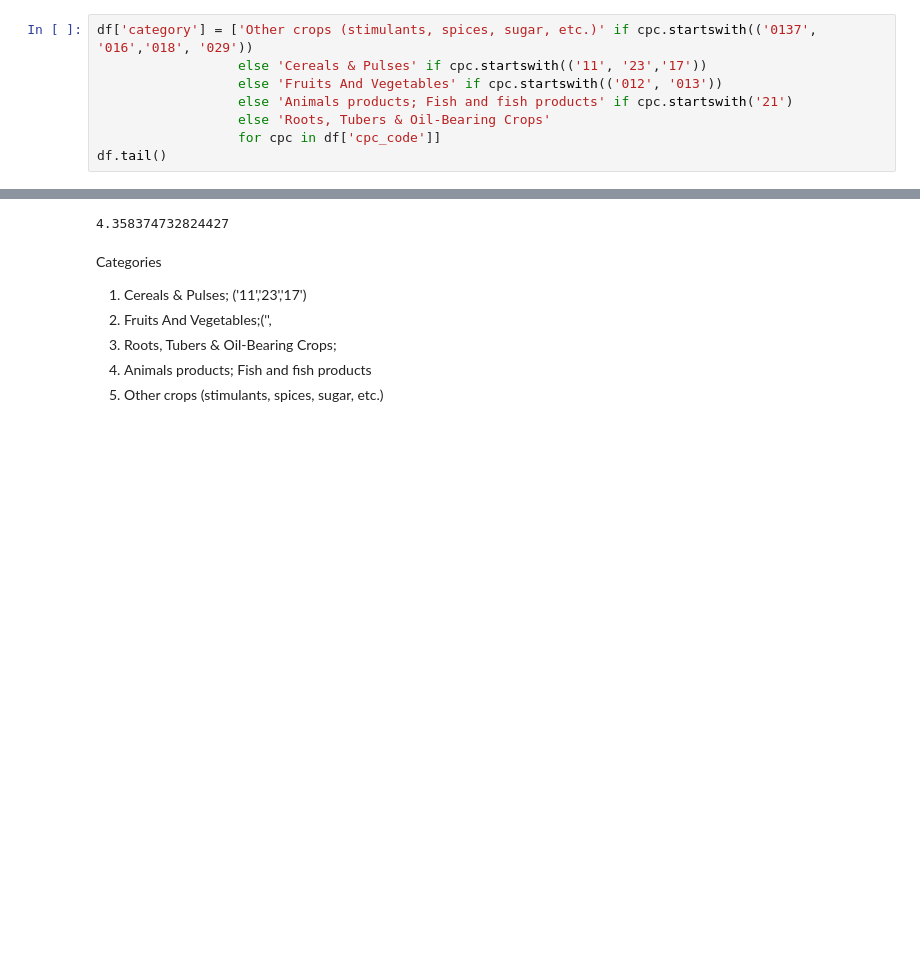
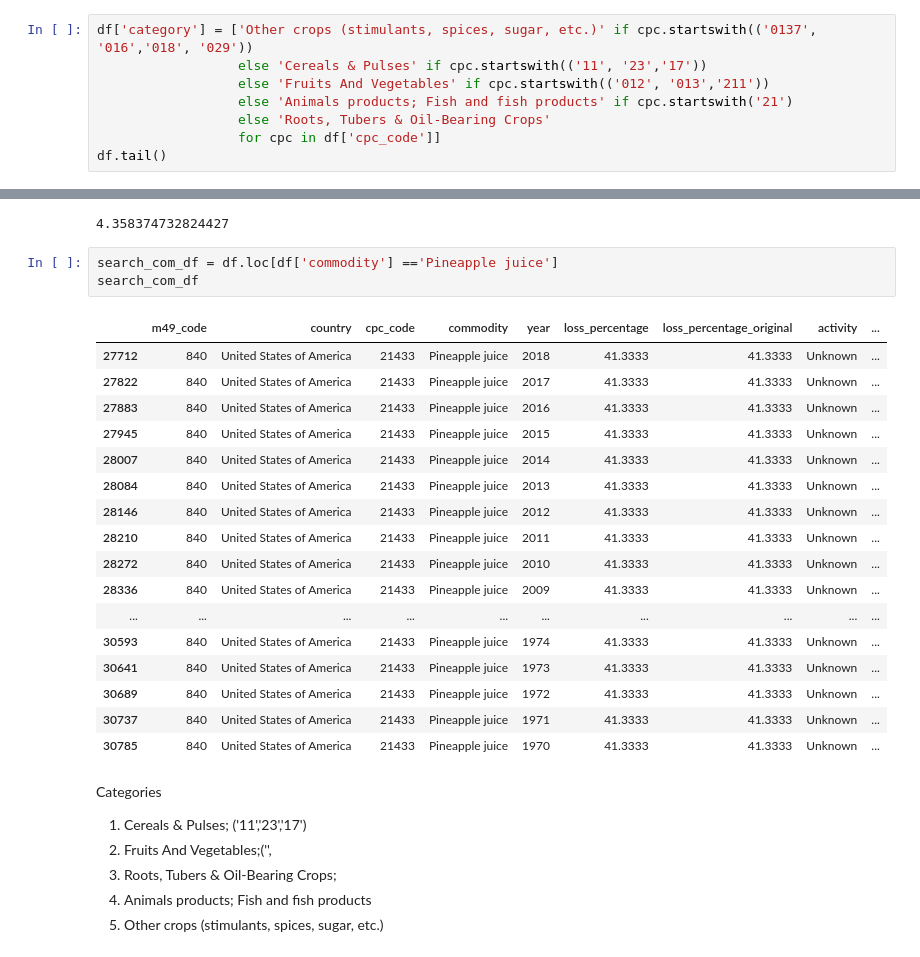
Before and after one commit to pariosur/food_waste, a Jupyter notebook: food_waste/Food Waste Analysis.ipynb, the cells around one changed output, grey strips where cells are left out. Saved outputs shown, nothing was run; the diff lists cells and outputs as text; blank space fills up the shorter version.

Commit message:
commodity baskets done

```diff
--- a/food_waste/Food Waste Analysis.ipynb
+++ b/food_waste/Food Waste Analysis.ipynb
@@ -228,7 +228,7 @@ df['cpc_code'] = df['cpc_code'].astype(str)
 # %%
 df['category'] = ['Other crops (stimulants, spices, sugar, etc.)' if cpc.startswith(('0137', '016','018', '029'))
                   else 'Cereals & Pulses' if cpc.startswith(('11', '23','17'))
-                  else 'Fruits And Vegetables' if cpc.startswith(('012', '013'))
+                  else 'Fruits And Vegetables' if cpc.startswith(('012', '013','211'))
                   else 'Animals products; Fish and fish products' if cpc.startswith('21')
                   else 'Roots, Tubers & Oil-Bearing Crops'
                   for cpc in df['cpc_code']]
@@ -347,6 +347,27 @@ search_df.head(3)
 search_df['loss_percentage'].mean()
 # %% [output]
 4.358374732824427
+# %%
+search_com_df = df.loc[df['commodity'] =='Pineapple juice']
+search_com_df
+# %% [output]
+|  | m49_code | country | cpc_code | commodity | year | loss_percentage | loss_percentage_original | activity | ... |
+| 27712 | 840 | United States of America | 21433 | Pineapple juice | 2018 | 41.3333 | 41.3333 | Unknown | ... |
+| 27822 | 840 | United States of America | 21433 | Pineapple juice | 2017 | 41.3333 | 41.3333 | Unknown | ... |
+| 27883 | 840 | United States of America | 21433 | Pineapple juice | 2016 | 41.3333 | 41.3333 | Unknown | ... |
+| 27945 | 840 | United States of America | 21433 | Pineapple juice | 2015 | 41.3333 | 41.3333 | Unknown | ... |
+| 28007 | 840 | United States of America | 21433 | Pineapple juice | 2014 | 41.3333 | 41.3333 | Unknown | ... |
+| 28084 | 840 | United States of America | 21433 | Pineapple juice | 2013 | 41.3333 | 41.3333 | Unknown | ... |
+| 28146 | 840 | United States of America | 21433 | Pineapple juice | 2012 | 41.3333 | 41.3333 | Unknown | ... |
+| 28210 | 840 | United States of America | 21433 | Pineapple juice | 2011 | 41.3333 | 41.3333 | Unknown | ... |
+| 28272 | 840 | United States of America | 21433 | Pineapple juice | 2010 | 41.3333 | 41.3333 | Unknown | ... |
+| 28336 | 840 | United States of America | 21433 | Pineapple juice | 2009 | 41.3333 | 41.3333 | Unknown | ... |
+| ... | ... | ... | ... | ... | ... | ... | ... | ... | ... |
+| 30593 | 840 | United States of America | 21433 | Pineapple juice | 1974 | 41.3333 | 41.3333 | Unknown | ... |
+| 30641 | 840 | United States of America | 21433 | Pineapple juice | 1973 | 41.3333 | 41.3333 | Unknown | ... |
+| 30689 | 840 | United States of America | 21433 | Pineapple juice | 1972 | 41.3333 | 41.3333 | Unknown | ... |
+| 30737 | 840 | United States of America | 21433 | Pineapple juice | 1971 | 41.3333 | 41.3333 | Unknown | ... |
+| 30785 | 840 | United States of America | 21433 | Pineapple juice | 1970 | 41.3333 | 41.3333 | Unknown | ... |
 # %% [markdown]
 Categories
 
```
Also changed, not shown: parts of 28 cells of this notebook, 7 other files.
